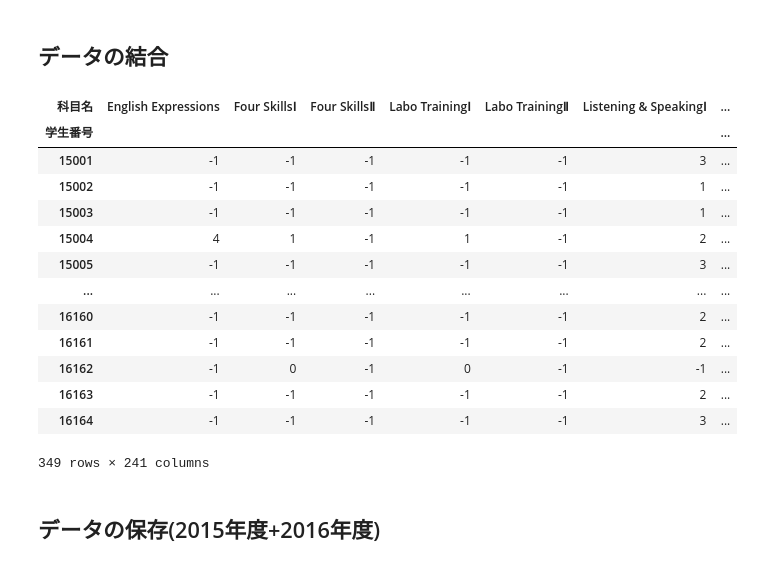
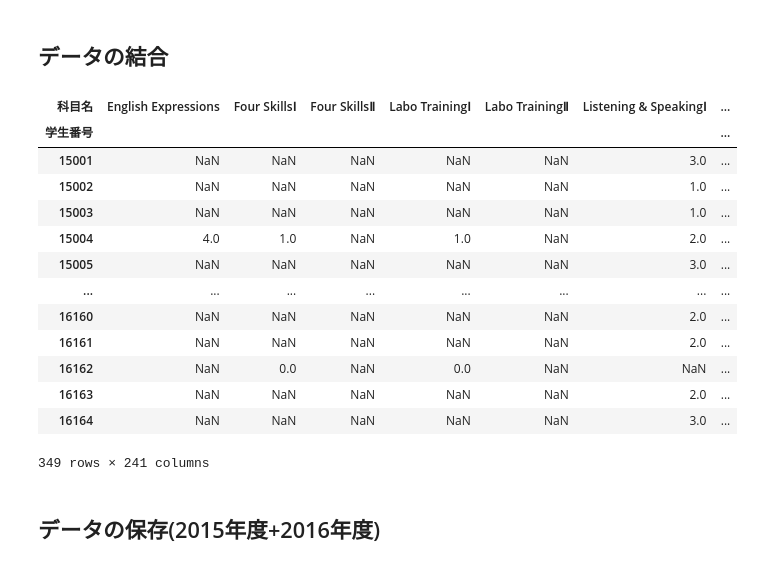
Before and after one commit to ltpdo/GradeData-MachineLearing, a Jupyter notebook: 成績データの仕分け.ipynb, the cells around one changed output. Saved outputs shown, nothing was run; the diff lists cells and outputs as text; code cells hidden in the pictures.

```diff
--- a/成績データの仕分け.ipynb
+++ b/成績データの仕分け.ipynb
@@ -124,8 +124,8 @@ subject_2015.head()
 ## 欠損値の補完
 # %%
 # 欠損値の補完と型の変更
-subject_2015 = subject_2015.fillna(-1).astype(int)
-subject_2016 = subject_2016.fillna(-1).astype(int)
+#subject_2015 = subject_2015.fillna(-1).astype(int)
+#subject_2016 = subject_2016.fillna(-1).astype(int)
 
 subject_2015.head()
 # %% [output]
@@ -171,22 +171,22 @@ subject_2016.to_csv('/content/drive/MyDrive/Colab Notebooks/卒論/成績デ
 # %%
 subject_data = pd.concat([subject_2015, subject_2016])
 # 欠損値の補完
-subject_data = subject_data.fillna(-1).astype(int)
+#subject_data = subject_data.fillna(-1).astype(int)
 subject_data
 # %% [output]
 | 科目名 | English Expressions | Four SkillsⅠ | Four SkillsⅡ | Labo TrainingⅠ | Labo TrainingⅡ | Listening & SpeakingⅠ | ... |
 | 学生番号 |  |  |  |  |  |  | ... |
-| 15001 | -1 | -1 | -1 | -1 | -1 | 3 | ... |
-| 15002 | -1 | -1 | -1 | -1 | -1 | 1 | ... |
-| 15003 | -1 | -1 | -1 | -1 | -1 | 1 | ... |
-| 15004 | 4 | 1 | -1 | 1 | -1 | 2 | ... |
-| 15005 | -1 | -1 | -1 | -1 | -1 | 3 | ... |
+| 15001 | NaN | NaN | NaN | NaN | NaN | 3.0 | ... |
+| 15002 | NaN | NaN | NaN | NaN | NaN | 1.0 | ... |
+| 15003 | NaN | NaN | NaN | NaN | NaN | 1.0 | ... |
+| 15004 | 4.0 | 1.0 | NaN | 1.0 | NaN | 2.0 | ... |
+| 15005 | NaN | NaN | NaN | NaN | NaN | 3.0 | ... |
 | ... | ... | ... | ... | ... | ... | ... | ... |
-| 16160 | -1 | -1 | -1 | -1 | -1 | 2 | ... |
-| 16161 | -1 | -1 | -1 | -1 | -1 | 2 | ... |
-| 16162 | -1 | 0 | -1 | 0 | -1 | -1 | ... |
-| 16163 | -1 | -1 | -1 | -1 | -1 | 2 | ... |
-| 16164 | -1 | -1 | -1 | -1 | -1 | 3 | ... |
+| 16160 | NaN | NaN | NaN | NaN | NaN | 2.0 | ... |
+| 16161 | NaN | NaN | NaN | NaN | NaN | 2.0 | ... |
+| 16162 | NaN | 0.0 | NaN | 0.0 | NaN | NaN | ... |
+| 16163 | NaN | NaN | NaN | NaN | NaN | 2.0 | ... |
+| 16164 | NaN | NaN | NaN | NaN | NaN | 3.0 | ... |
 349 rows × 241 columns
 # %% [markdown]
 ## データの保存(2015年度+2016年度)
```
Also changed, not shown: parts of 8 cells of this notebook.
